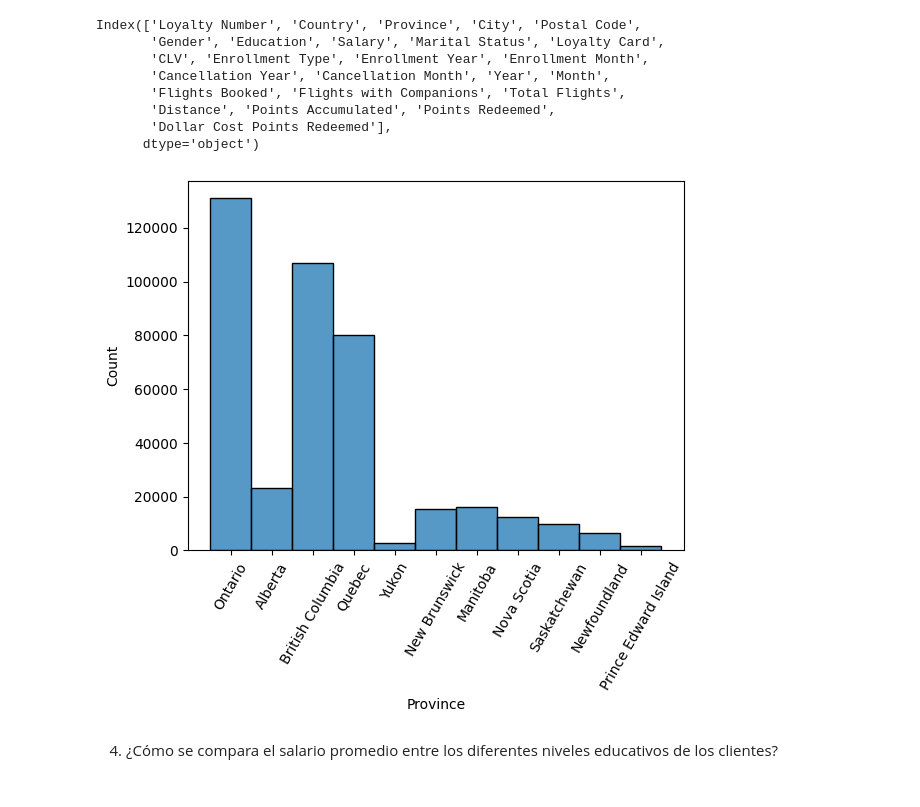
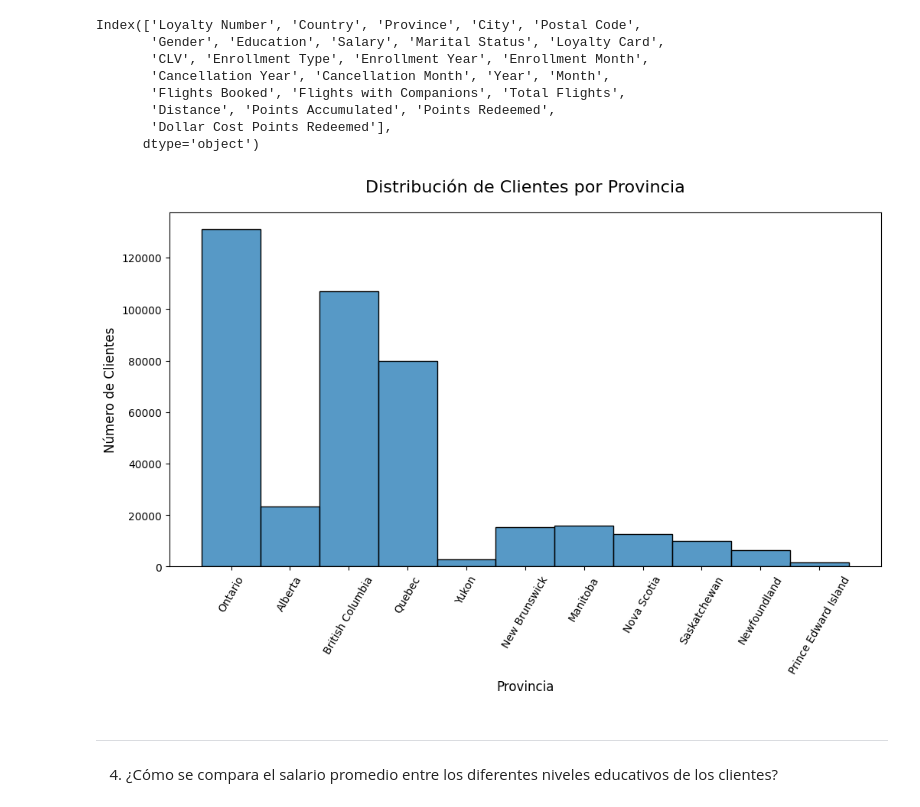
Before and after one commit to Adalab/bda-modulo-3-evaluacion-final-patrimerchan, a Jupyter notebook: Evaluacion_Final_Modulo_3.ipynb, the cells around one changed output. Saved outputs shown, nothing was run; the diff lists cells and outputs as text; code cells hidden in the pictures.

```diff
--- a/Evaluacion_Final_Modulo_3.ipynb
+++ b/Evaluacion_Final_Modulo_3.ipynb
@@ -899,10 +922,17 @@ Index(['Loyalty Number', 'Country', 'Province', 'City', 'Postal Code',
        'Dollar Cost Points Redeemed'],
       dtype='object')
 # %%
+plt.figure(figsize=(12, 6))
+
 sns.histplot(data=df_unido, x='Province')
-plt.xticks(rotation=60);
+plt.xticks(rotation=60)
+plt.title('Distribución de Clientes por Provincia', fontsize=16, pad=20)
+plt.xlabel('Provincia', fontsize=12)
+plt.ylabel('Número de Clientes', fontsize=12);
 # %% [output]
-[figure, old version]
+[figure, new version]
+# %% [markdown]
+____
 # %% [markdown]
 4. ¿Cómo se compara el salario promedio entre los diferentes niveles educativos de los clientes?
 # %%
```
Also changed, not shown: parts of 13 cells of this notebook, 1 other file.
